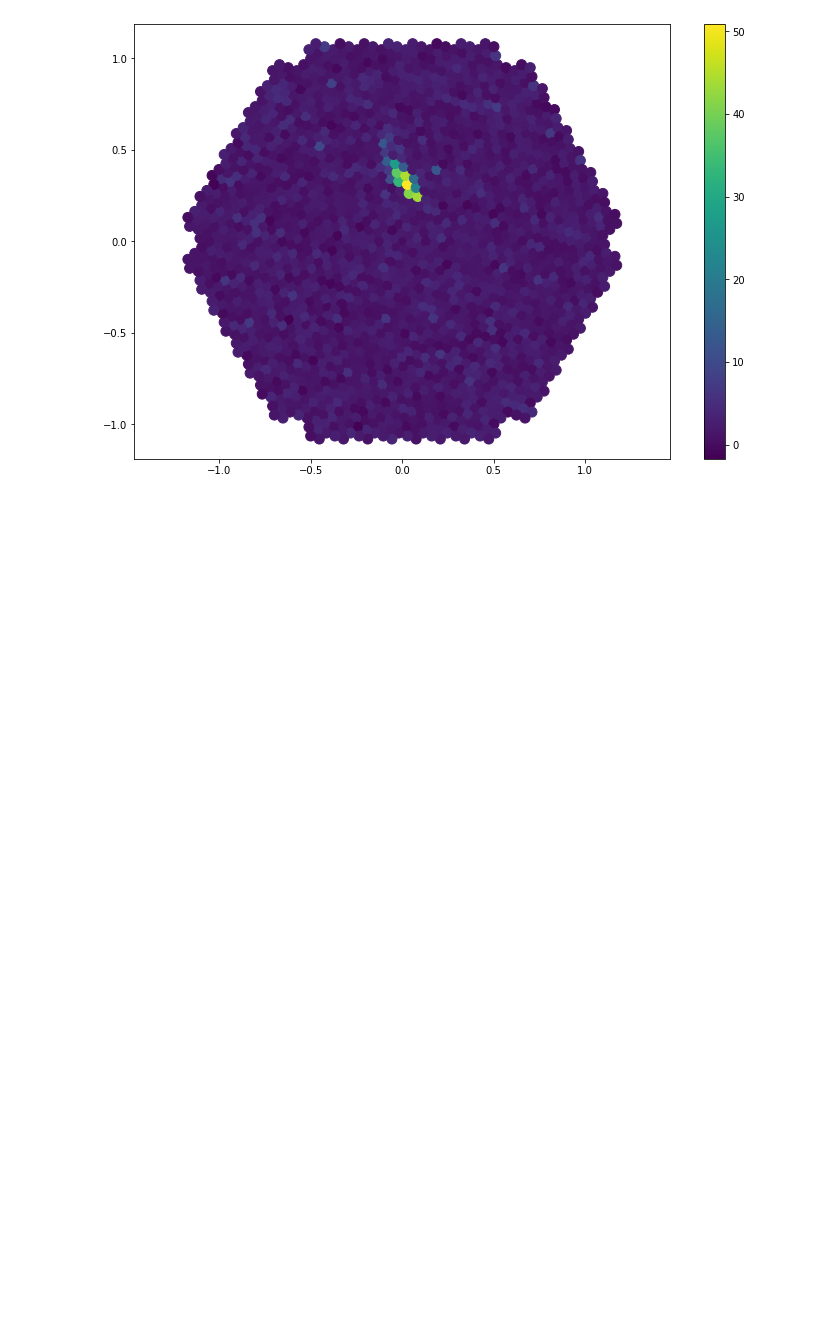
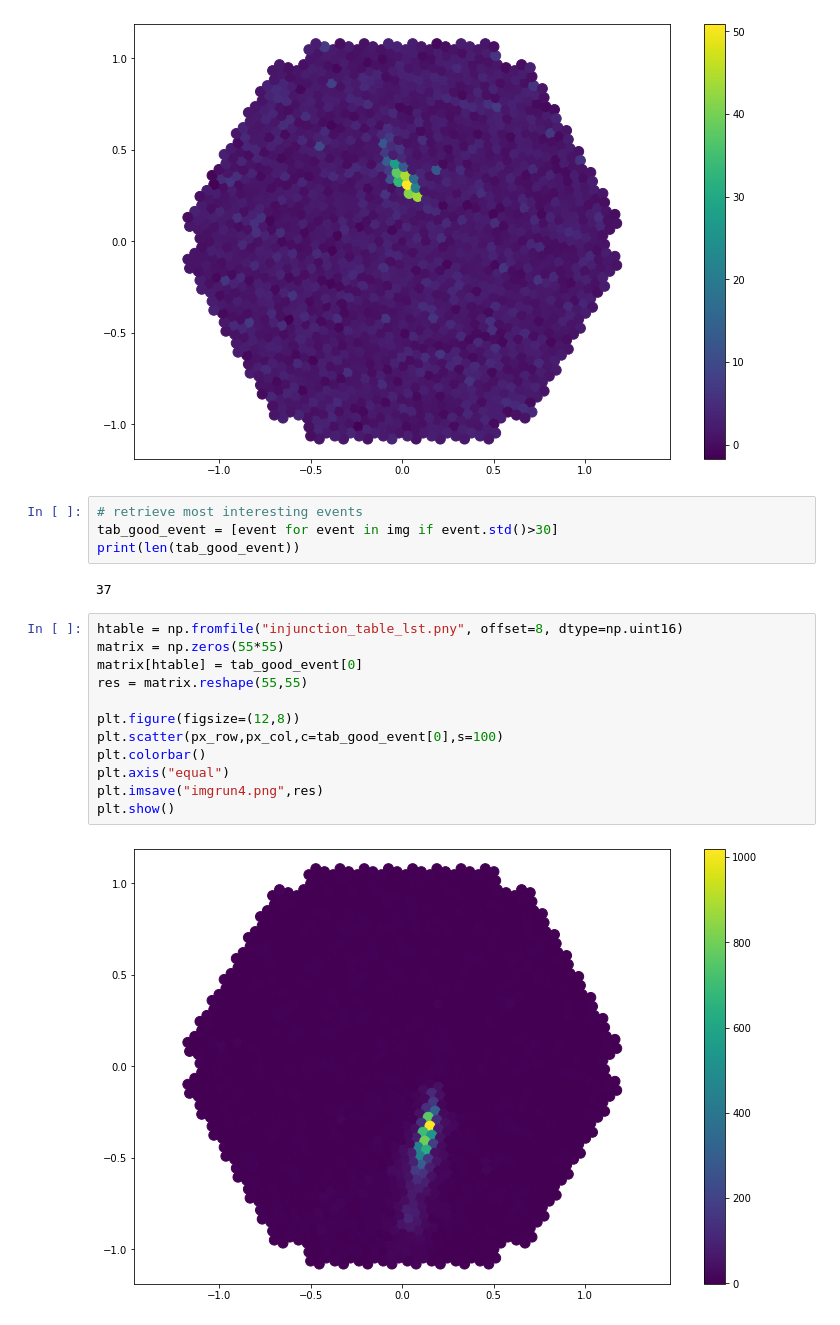
Before and after one commit to Khadimou/cta, a Jupyter notebook: simulatedimages.ipynb, the cells around one changed output. Saved outputs shown, nothing was run; the diff lists cells and outputs as text; blank space fills up the shorter version.

Commit message:
creation d'une table de données avec les paramètres de la gerbe de particules run4

```diff
--- a/simulatedimages.ipynb
+++ b/simulatedimages.ipynb
@@ -20,3 +22,23 @@ plt.axis("equal")
 plt.show()
 # %% [output]
 [figure]
+# %%
+# retrieve most interesting events
+tab_good_event = [event for event in img if event.std()>30]
+print(len(tab_good_event))
+# %% [output]
+37
+# %%
+htable = np.fromfile("injunction_table_lst.pny", offset=8, dtype=np.uint16)
+matrix = np.zeros(55*55)
+matrix[htable] = tab_good_event[0]
+res = matrix.reshape(55,55)
+
+plt.figure(figsize=(12,8))
+plt.scatter(px_row,px_col,c=tab_good_event[0],s=100)
+plt.colorbar()
+plt.axis("equal")
+plt.imsave("imgrun4.png",res)
+plt.show()
+# %% [output]
+[figure, added]
```
Also changed, not shown: parts of 11 cells of this notebook.
